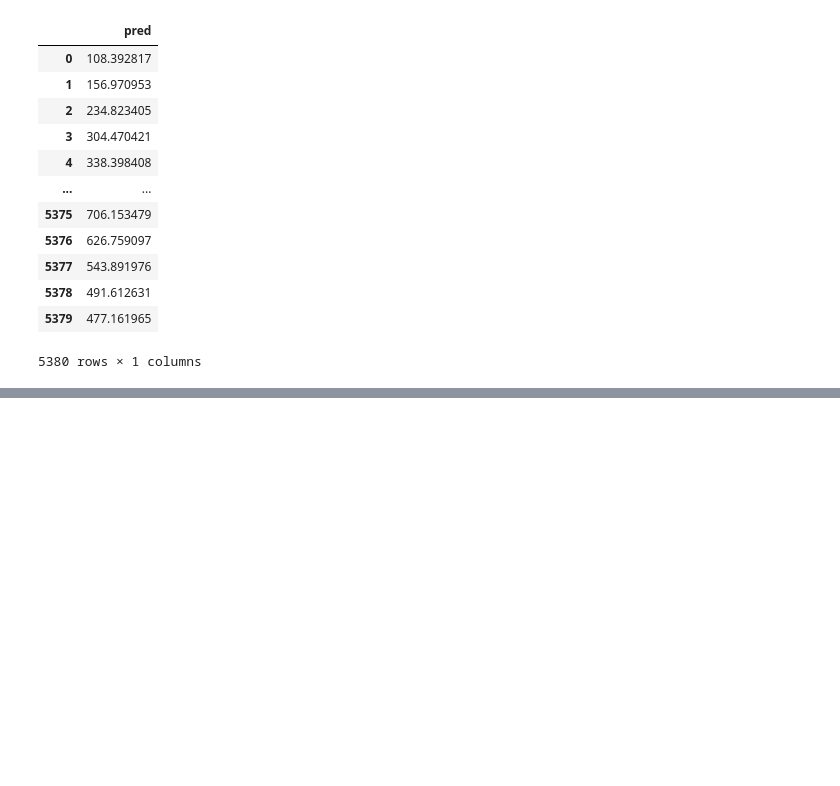
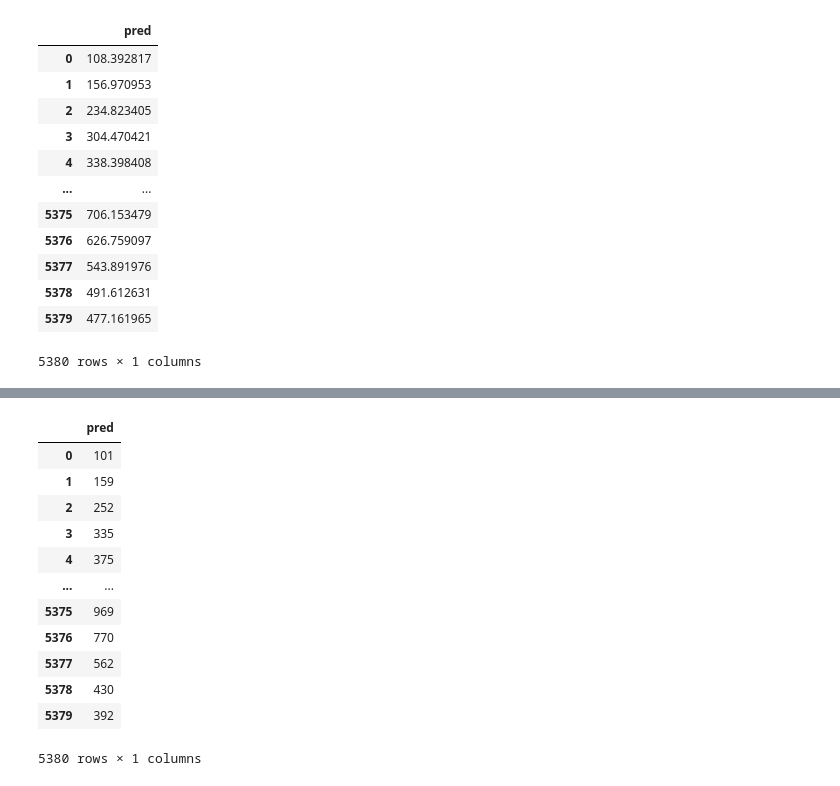
Before and after one commit to jalilpablo/bike_share_scheme_predicction, a Jupyter notebook: Bike_Share_Scheme.ipynb, the cells around one changed output, grey strips where cells are left out. Drawn from its saved outputs; the diff is of its cells as text; code cells hidden in the pictures; blank space fills up the shorter version.

Commit message:
Added Hyperparameter Tuning to the Prophet Model

```diff
--- a/Bike_Share_Scheme.ipynb
+++ b/Bike_Share_Scheme.ipynb
@@ -447,0 +557,9 @@ resultados
+# %%
+#training the model with the lowest RMSE parameters and the complete train dataset
+prophet_final = Prophet(changepoint_prior_scale = 0.5,
+                         seasonality_mode = 'multiplicative',
+                         seasonality_prior_scale=0.01,
+                         holidays_prior_scale = 0.1
+                         )
+prophet_final.add_country_holidays(country_name='US')
+prophet_final.fit(df_prophet)
@@ -448 +578,24 @@ resultados
+# %%
+# forecasting
+fcst = prophet_final.predict(future)
+# %%
+#competition format dataset, I need a int number of bicicles, so I round up to the next full integer
+resultados = pd.DataFrame()
+resultados['pred'] = fcst['yhat'].apply(math.ceil)
+# %%
+resultados
+# %% [output]
+|  | pred |
+| 0 | 101 |
+| 1 | 159 |
+| 2 | 252 |
+| 3 | 335 |
+| 4 | 375 |
+| ... | ... |
+| 5375 | 969 |
+| 5376 | 770 |
+| 5377 | 562 |
+| 5378 | 430 |
+| 5379 | 392 |
+5380 rows × 1 columns
 # %%
```
Also changed, not shown: parts of 18 cells of this notebook.
